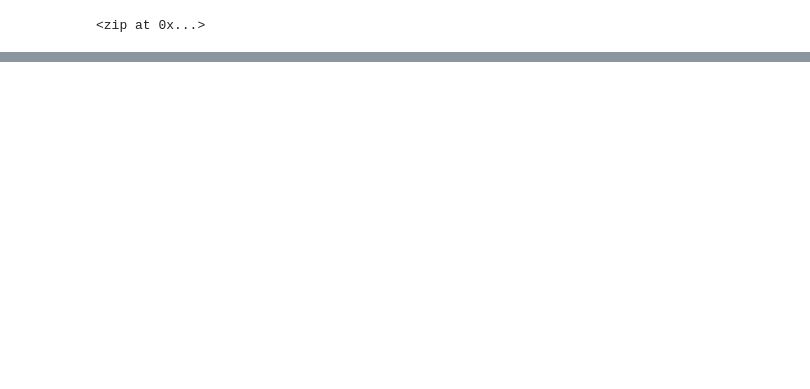
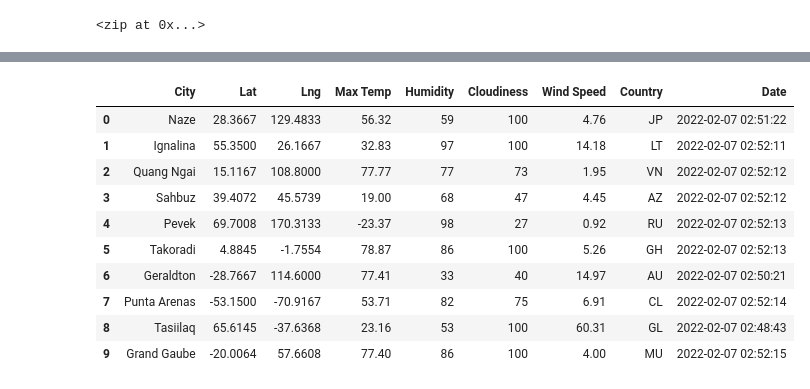
Before and after one commit to LaszloCravensworth/World_Weather_Analysis, a Jupyter notebook: WeatherPy.ipynb, the cells around one changed output, grey strips where cells are left out. Drawn from its saved outputs; the diff is of its cells as text; code cells hidden in the pictures; blank space fills up the shorter version.

```diff
--- a/WeatherPy.ipynb
+++ b/WeatherPy.ipynb
@@ -32,0 +39,4 @@ len(cities)
+# %%
+# Starting URL for Weather Map API Call.
+url = "http://api.openweathermap.org/data/2.5/weather?units=Imperial&APPID=" + weather_api_key
+print(url)
@@ -32,0 +128,16 @@ len(cities)
+# %%
+# Convert the array of dictionaries to a Pandas DataFrame.
+city_data_df = pd.DataFrame(city_data)
+city_data_df.head(10)
+# %% [output]
+|  | City | Lat | Lng | Max Temp | Humidity | Cloudiness | Wind Speed | Country | Date |
+| 0 | Naze | 28.3667 | 129.4833 | 56.32 | 59 | 100 | 4.76 | JP | 2022-02-07 02:51:22 |
+| 1 | Ignalina | 55.3500 | 26.1667 | 32.83 | 97 | 100 | 14.18 | LT | 2022-02-07 02:52:11 |
+| 2 | Quang Ngai | 15.1167 | 108.8000 | 77.77 | 77 | 73 | 1.95 | VN | 2022-02-07 02:52:12 |
+| 3 | Sahbuz | 39.4072 | 45.5739 | 19.00 | 68 | 47 | 4.45 | AZ | 2022-02-07 02:52:12 |
+| 4 | Pevek | 69.7008 | 170.3133 | -23.37 | 98 | 27 | 0.92 | RU | 2022-02-07 02:52:13 |
+| 5 | Takoradi | 4.8845 | -1.7554 | 78.87 | 86 | 100 | 5.26 | GH | 2022-02-07 02:52:13 |
+| 6 | Geraldton | -28.7667 | 114.6000 | 77.41 | 33 | 40 | 14.97 | AU | 2022-02-07 02:50:21 |
+| 7 | Punta Arenas | -53.1500 | -70.9167 | 53.71 | 82 | 75 | 6.91 | CL | 2022-02-07 02:52:14 |
+| 8 | Tasiilaq | 65.6145 | -37.6368 | 23.16 | 53 | 100 | 60.31 | GL | 2022-02-07 02:48:43 |
+| 9 | Grand Gaube | -20.0064 | 57.6608 | 77.40 | 86 | 100 | 4.00 | MU | 2022-02-07 02:52:15 |
```
Also changed, not shown: parts of 6 cells of this notebook, 1 other file.
